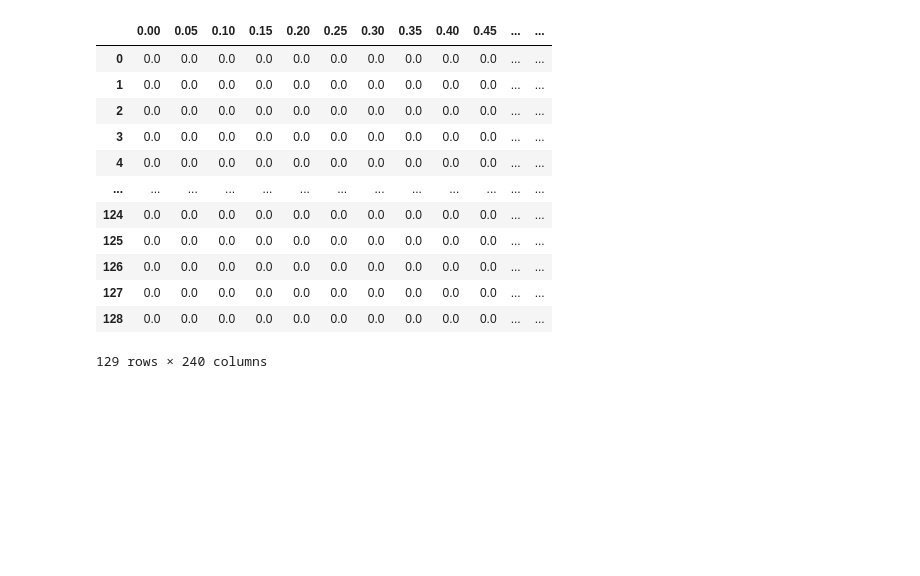
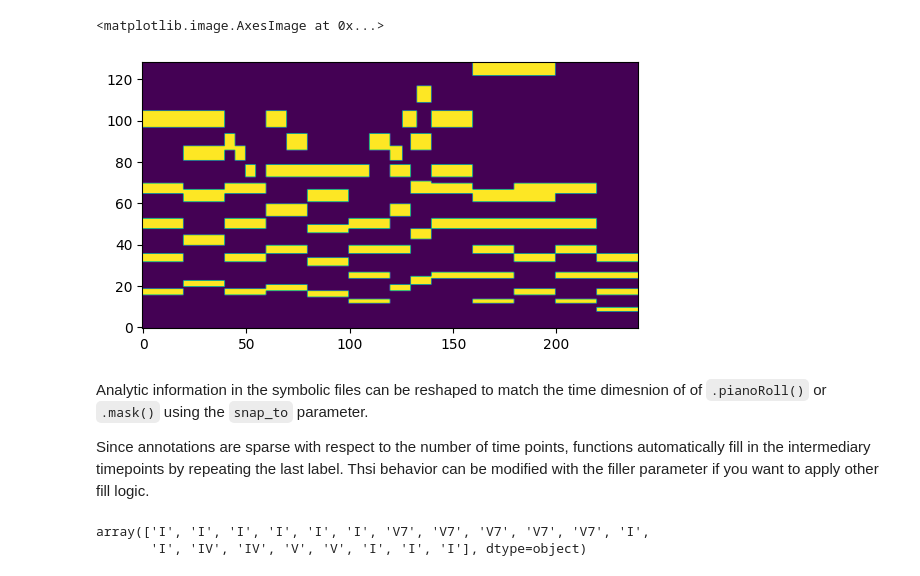
Before and after one commit to jcdevaney/pyAMPACTtutorials, a Jupyter notebook: 02-pyAMPACT_alignment_Overview.ipynb, the cells around one changed output. Drawn from its saved outputs; the diff is of its cells as text; code cells hidden in the pictures; blank space fills up the shorter version.

```diff
--- a/02-pyAMPACT_alignment_Overview.ipynb
+++ b/02-pyAMPACT_alignment_Overview.ipynb
@@ -87,16 +122,18 @@ obs=20             # observations per second
-# %%
-piece.mask()
-# %% [output]
-|  | 0.00 | 0.05 | 0.10 | 0.15 | 0.20 | 0.25 | 0.30 | 0.35 | 0.40 | 0.45 | ... | ... |
-| 0 | 0.0 | 0.0 | 0.0 | 0.0 | 0.0 | 0.0 | 0.0 | 0.0 | 0.0 | 0.0 | ... | ... |
-| 1 | 0.0 | 0.0 | 0.0 | 0.0 | 0.0 | 0.0 | 0.0 | 0.0 | 0.0 | 0.0 | ... | ... |
-| 2 | 0.0 | 0.0 | 0.0 | 0.0 | 0.0 | 0.0 | 0.0 | 0.0 | 0.0 | 0.0 | ... | ... |
-| 3 | 0.0 | 0.0 | 0.0 | 0.0 | 0.0 | 0.0 | 0.0 | 0.0 | 0.0 | 0.0 | ... | ... |
-| 4 | 0.0 | 0.0 | 0.0 | 0.0 | 0.0 | 0.0 | 0.0 | 0.0 | 0.0 | 0.0 | ... | ... |
-| ... | ... | ... | ... | ... | ... | ... | ... | ... | ... | ... | ... | ... |
-| 124 | 0.0 | 0.0 | 0.0 | 0.0 | 0.0 | 0.0 | 0.0 | 0.0 | 0.0 | 0.0 | ... | ... |
-| 125 | 0.0 | 0.0 | 0.0 | 0.0 | 0.0 | 0.0 | 0.0 | 0.0 | 0.0 | 0.0 | ... | ... |
-| 126 | 0.0 | 0.0 | 0.0 | 0.0 | 0.0 | 0.0 | 0.0 | 0.0 | 0.0 | 0.0 | ... | ... |
-| 127 | 0.0 | 0.0 | 0.0 | 0.0 | 0.0 | 0.0 | 0.0 | 0.0 | 0.0 | 0.0 | ... | ... |
-| 128 | 0.0 | 0.0 | 0.0 | 0.0 | 0.0 | 0.0 | 0.0 | 0.0 | 0.0 | 0.0 | ... | ... |
-129 rows × 240 columns
+# %%
+# mask with 4 harmonics and a bin width of 1
+mask = piece.mask(num_harmonics=4, width=1)
+# %%
+plt.imshow(mask, origin='lower')
+# %% [output]
+<matplotlib.image.AxesImage at 0x...>
+[figure, added]
+# %% [markdown]
+Analytic information in the symbolic files can be reshaped to match the time dimesnion of of `.pianoRoll()` or `.mask()` using the `snap_to` parameter.
+
+Since annotations are sparse with respect to the number of time points, functions automatically fill in the intermediary timepoints by repeating the last label. Thsi behavior can be modified with the filler parameter if you want to apply other fill logic.
+# %%
+# get the harmonies in the same shape as the piano roll columns:
+piece.harm(snap_to=pianoRoll)
+# %% [output]
+array(['I', 'I', 'I', 'I', 'I', 'I', 'V7', 'V7', 'V7', 'V7', 'V7', 'I',
+       'I', 'IV', 'IV', 'V', 'V', 'I', 'I', 'I'], dtype=object)
```
Also changed, not shown: parts of 30 cells of this notebook.
